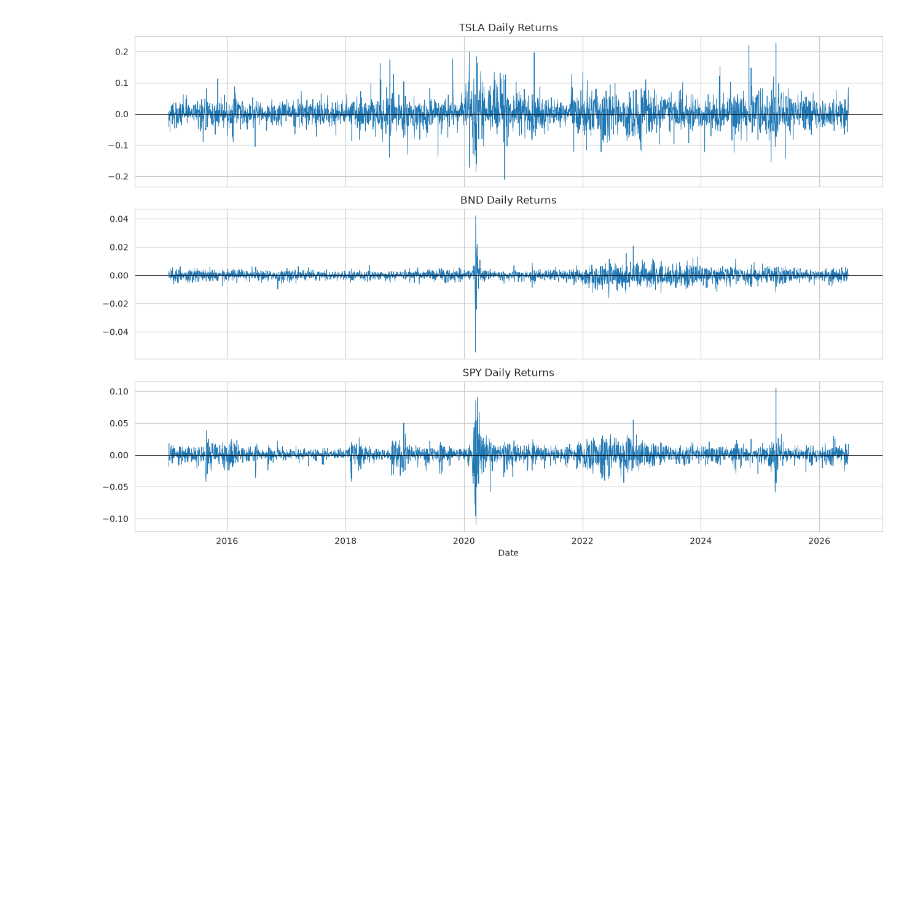
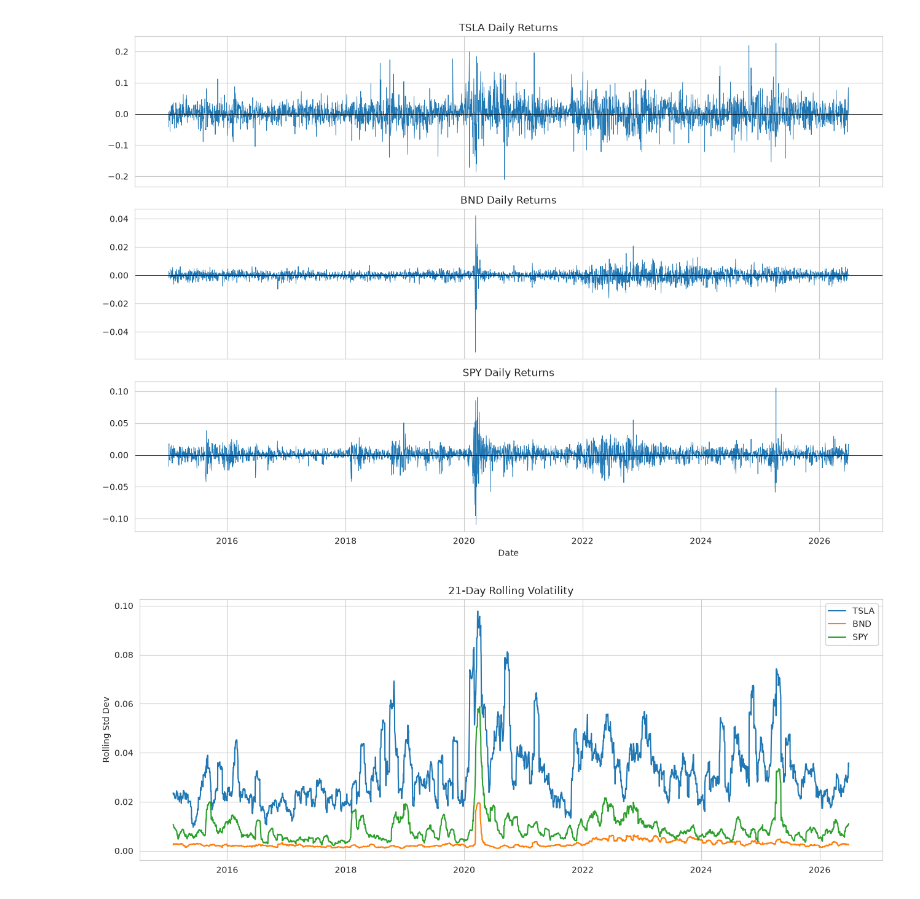
Before and after one commit to Sumeyahassen/portfolio-optimization, a Jupyter notebook: notebooks/task1_eda.ipynb, the cells around one changed output. Saved outputs shown, nothing was run; the diff lists cells and outputs as text; code cells hidden in the pictures; blank space fills up the shorter version.

```diff
--- a/notebooks/task1_eda.ipynb
+++ b/notebooks/task1_eda.ipynb
@@ -146,3 +146,17 @@ plt.savefig("../data/processed/fig_daily_returns.png", dpi=120)
 plt.show()
 # %% [output]
 [figure]
+# %%
+rolling_std = returns.rolling(21).std()
+
+fig, ax = plt.subplots(figsize=(13, 5))
+for t in TICKERS:
+    ax.plot(rolling_std.index, rolling_std[t], label=t)
+ax.set_title("21-Day Rolling Volatility")
+ax.set_ylabel("Rolling Std Dev")
+ax.legend()
+plt.tight_layout()
+plt.savefig("../data/processed/fig_rolling_volatility.png", dpi=120)
+plt.show()
+# %% [output]
+[figure, added]
```
